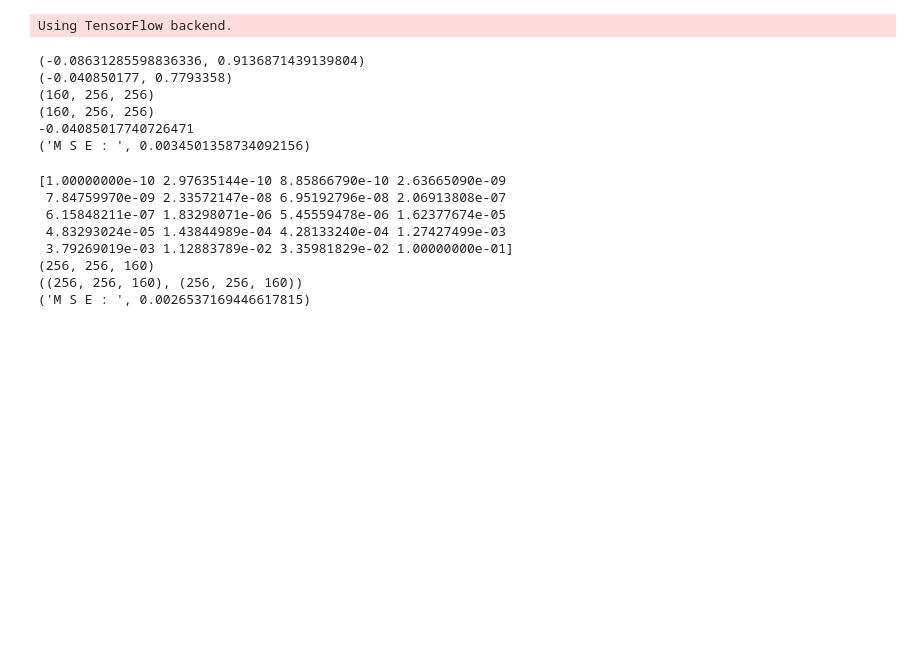
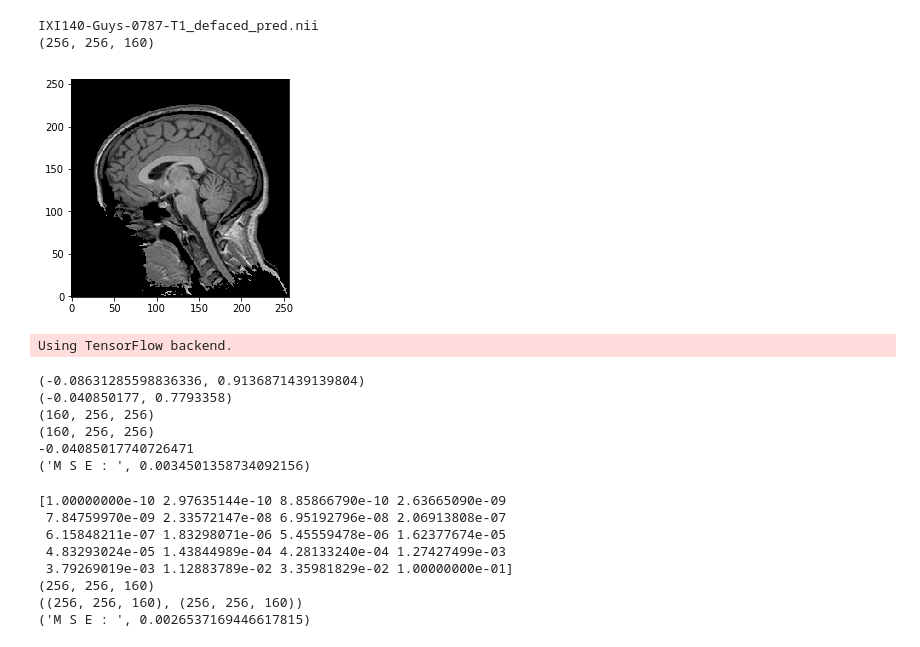
Before and after one commit to mechaman/ARFF-CNN, a Jupyter notebook: notebooks/Visual_Scratchpad_2.ipynb, the cells around one changed output. Saved outputs shown, nothing was run; the diff lists cells and outputs as text; code cells hidden in the pictures; blank space fills up the shorter version.

Commit message:
added threshold search over val set

```diff
--- a/notebooks/Visual_Scratchpad_2.ipynb
+++ b/notebooks/Visual_Scratchpad_2.ipynb
@@ -36,3 +29,48 @@ print(np.min(def_data), np.max(def_data))
+# %%
+def validation_search():
+    files = os.listdir('../validation_preds')
+    thresholds = [0.010, 0.012, 0.014]
+    best_threshold_so_far = None
+    best_threshold_value_so_far = None
+    for threshold in thresholds:
+        mses = []
+        for filez in files[39:]:
+            print(filez)
+            norm_data = nib.load('../data/' + filez.replace('_defaced_pred', '')).get_data()
+            norm_data = np.swapaxes(resize_image(np.swapaxes(norm_data, 0, -1)), 0, -1)
+            mask_data = np.squeeze(nib.load('../validation_preds/' + filez).get_data())
+            def_data = nib.load('../data/' + filez.replace('_pred', '')).get_data()
+            def_data = np.swapaxes(resize_image(np.swapaxes(def_data, 0, -1)), 0,-1)
+            alternative_mask = mask_data.copy()
+            alterantive_mask = alternative_mask[alternative_mask < 0.010] = 0
+            alterantive_mask = alternative_mask[alternative_mask >= 0.010] = 1
+            alternative_mask = np.swapaxes(alternative_mask, 0, -1)
+        #     print(norm_data.shape, alternative_mask.shape)
+            norm_output = alternative_mask * norm_data
+            print(def_data.shape)
+            show_slice(norm_output[:, :, 75])
+            return
+            mses.append(((norm_output - def_data) ** 2).mean())
+        mse_avg = np.mean(mses)
+        print(mse_avg)
+        if best_threshold_value_so_far and mse_avg < best_threshold_value_so_far:
+            best_threshold_value_so_far = mse_avg
+            best_threshold_so_far = threshold
+        elif not best_threshold_value_so_far:
+            best_threshold_value_so_far = mse_avg
+            best_threshold_so_far = threshold
+    #     print(alternative_mask.shape, norm_data.shape)
+    # # alternative_mask[alternative_mask < 0] = 0
+    # # alternative_mask[alternative_mask > 0] = 1
+
+
+
+#     print(best_threshold_value_so_far, best_threshold_so_far)
+validation_search()
+# %% [output]
+IXI140-Guys-0787-T1_defaced_pred.nii
+(256, 256, 160)
+[figure, added]
 # %%
 import os
 import sys
```
Also changed, not shown: parts of 2 cells of this notebook.
